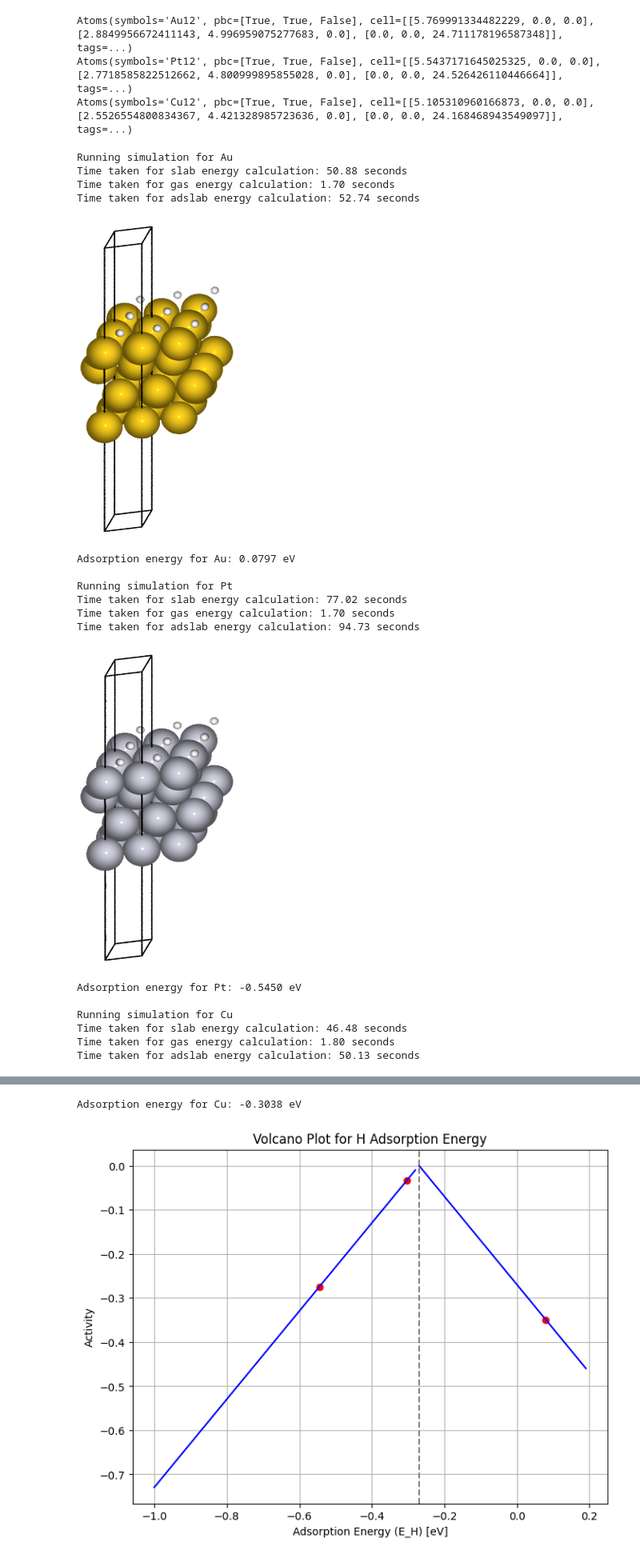
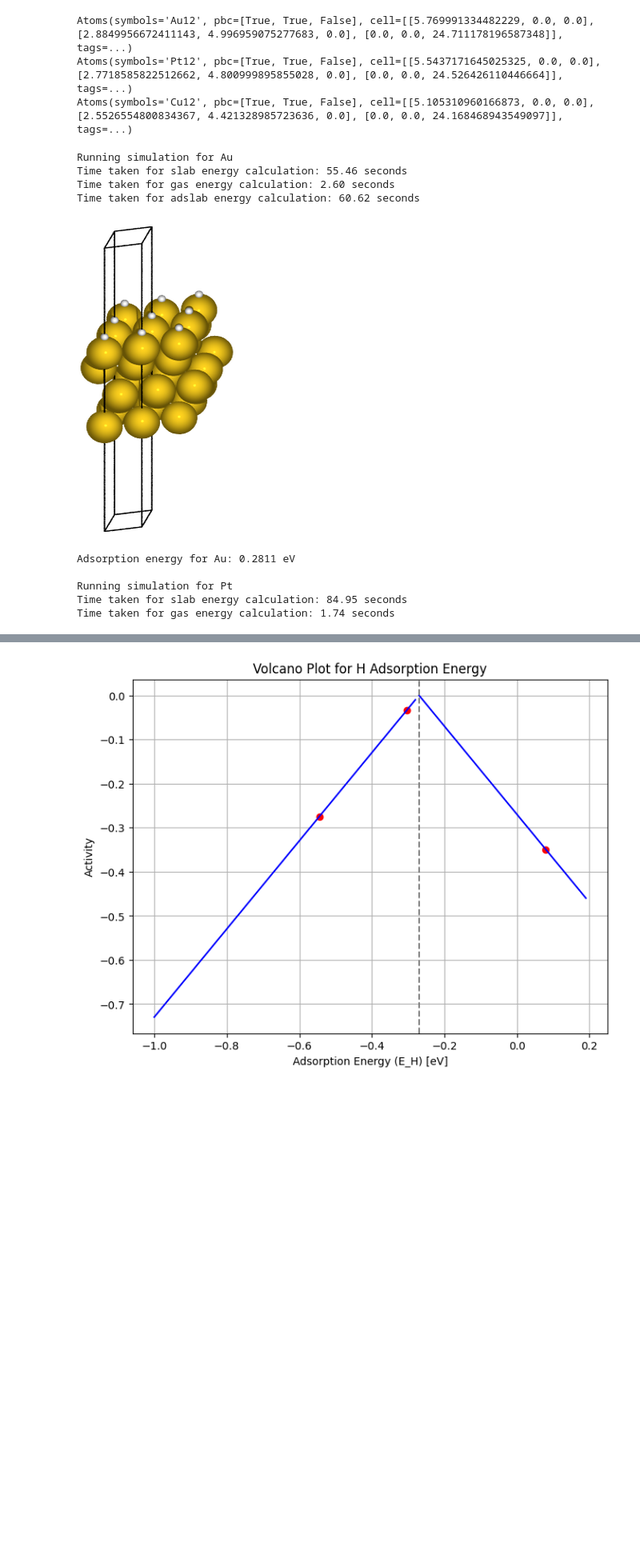
Before and after one commit to s-choung/Simulation_tutorials, a Jupyter notebook: handson4_dft_adsorption_application.ipynb, the cells around one changed output, grey strips where cells are left out. Shown at 80% size. Saved outputs shown, nothing was run; the diff lists cells and outputs as text; code cells hidden in the pictures; blank space fills up the shorter version.

```diff
--- a/handson4_dft_adsorption_application.ipynb
+++ b/handson4_dft_adsorption_application.ipynb
@@ -286,48 +286,40 @@ for element in elements:
     start_time = time.time()
     E_slab = surf.get_potential_energy()
     elapsed_time = time.time() - start_time
     print(f"Time taken for slab energy calculation: {elapsed_time:.2f} seconds")
     # Set up the gas phase molecule (H2)
     gas = Atoms('H2',
                 positions=[(0, 0, 0), (0, 0, 1.1)],
                 cell=(a0, a0, a0),
                 pbc=True)
 
     gas.calc = calc
     start_time = time.time()
     E_gas = gas.get_potential_energy()
     elapsed_time = time.time() - start_time
     print(f"Time taken for gas energy calculation: {elapsed_time:.2f} seconds")
 
     # Set up the adsorbate on the slab
     adsorbate_atom = Atoms('H')
     adslab = surf.copy()
-    add_adsorbate(adslab, adsorbate_atom, 1.2, 'fcc')
+    add_adsorbate(adslab, adsorbate_atom, 1.5, 'ontop')
     adslab.calc = calc
     start_time = time.time()
     E_adslab = adslab.get_potential_energy()
     elapsed_time = time.time() - start_time
     print(f"Time taken for adslab energy calculation: {elapsed_time:.2f} seconds")
     enlarge_and_visual(adslab)
     E_ads = E_adslab - E_gas / 2 - E_slab
     print(f'Adsorption energy for {element}: {E_ads:.4f} eV\n')
     E_H_list.append(E_ads)
 # %% [output]
 Running simulation for Au
-Time taken for slab energy calculation: 50.88 seconds
-Time taken for gas energy calculation: 1.70 seconds
-Time taken for adslab energy calculation: 52.74 seconds
+Time taken for slab energy calculation: 55.46 seconds
+Time taken for gas energy calculation: 2.60 seconds
+Time taken for adslab energy calculation: 60.62 seconds
-[figure, old version]
+[figure, new version]
-Adsorption energy for Au: 0.0797 eV
+Adsorption energy for Au: 0.2811 eV
 
 Running simulation for Pt
-Time taken for slab energy calculation: 77.02 seconds
-Time taken for gas energy calculation: 1.70 seconds
-Time taken for adslab energy calculation: 94.73 seconds
+Time taken for slab energy calculation: 84.95 seconds
+Time taken for gas energy calculation: 1.74 seconds
-[figure, removed]
-Adsorption energy for Pt: -0.5450 eV
-
-Running simulation for Cu
-Time taken for slab energy calculation: 46.48 seconds
-Time taken for gas energy calculation: 1.80 seconds
-Time taken for adslab energy calculation: 50.13 seconds
@@ -335,4 +326,3 @@ Time taken for adslab energy calculation: 50.13 seconds
-Adsorption energy for Cu: -0.3038 eV
 # %%
 import matplotlib.pyplot as plt
 import numpy as np
```
Also changed, not shown: parts of 3 cells of this notebook.
